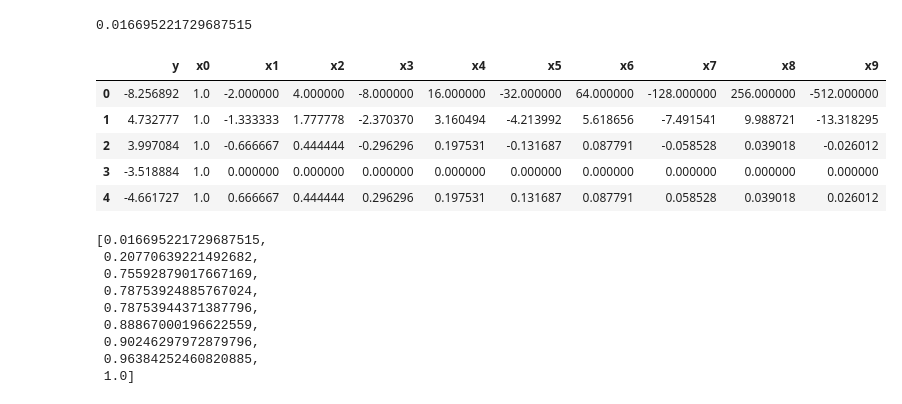
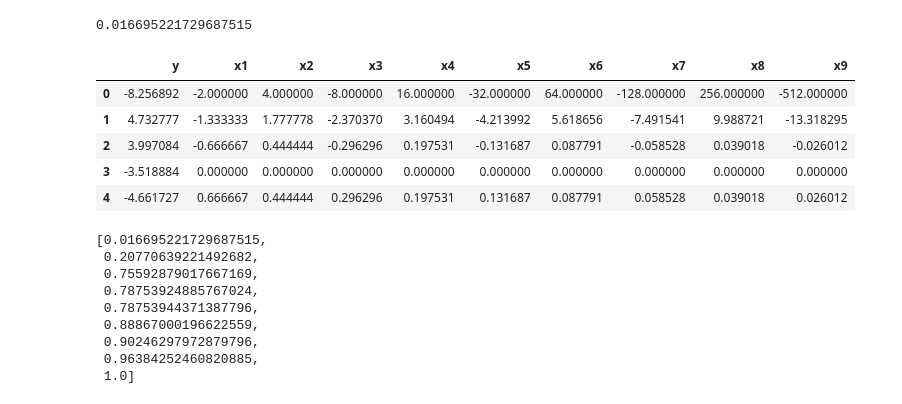
Before and after one commit to Fomyther/ADS_2016, a Jupyter notebook: Lab/Session03_Practice_Solution.ipynb, the cells around one changed output. Cells and saved outputs as stored; diff of their text form; code cells hidden in the pictures.

```diff
--- a/Lab/Session03_Practice_Solution.ipynb
+++ b/Lab/Session03_Practice_Solution.ipynb
@@ -423,13 +442,12 @@ data3.head()
 # %%
-#Q1
 data3 = pd.DataFrame([data3.y]  # Use the list property that they can be concatenated by "+"
-            + [np.array(data3.x**i) for i in range(10)]).T # Generate all x^j, then stack them
-data3.columns = ['y']+['x%d'%i for i in range(10)]   # Rename the columns for better understanding
+            + [np.array(data3.x**(i+1)) for i in range(9)]).T # Generate all x^j, then stack them
+data3.columns = ['y']+['x%d'%(i+1) for i in range(9)]   # Rename the columns for better understanding
 data3.head()
 # %% [output]
-|  | y | x0 | x1 | x2 | x3 | x4 | x5 | x6 | x7 | x8 | x9 |
-| 0 | -8.256892 | 1.0 | -2.000000 | 4.000000 | -8.000000 | 16.000000 | -32.000000 | 64.000000 | -128.000000 | 256.000000 | -512.000000 |
-| 1 | 4.732777 | 1.0 | -1.333333 | 1.777778 | -2.370370 | 3.160494 | -4.213992 | 5.618656 | -7.491541 | 9.988721 | -13.318295 |
-| 2 | 3.997084 | 1.0 | -0.666667 | 0.444444 | -0.296296 | 0.197531 | -0.131687 | 0.087791 | -0.058528 | 0.039018 | -0.026012 |
-| 3 | -3.518884 | 1.0 | 0.000000 | 0.000000 | 0.000000 | 0.000000 | 0.000000 | 0.000000 | 0.000000 | 0.000000 | 0.000000 |
-| 4 | -4.661727 | 1.0 | 0.666667 | 0.444444 | 0.296296 | 0.197531 | 0.131687 | 0.087791 | 0.058528 | 0.039018 | 0.026012 |
+|  | y | x1 | x2 | x3 | x4 | x5 | x6 | x7 | x8 | x9 |
+| 0 | -8.256892 | -2.000000 | 4.000000 | -8.000000 | 16.000000 | -32.000000 | 64.000000 | -128.000000 | 256.000000 | -512.000000 |
+| 1 | 4.732777 | -1.333333 | 1.777778 | -2.370370 | 3.160494 | -4.213992 | 5.618656 | -7.491541 | 9.988721 | -13.318295 |
+| 2 | 3.997084 | -0.666667 | 0.444444 | -0.296296 | 0.197531 | -0.131687 | 0.087791 | -0.058528 | 0.039018 | -0.026012 |
+| 3 | -3.518884 | 0.000000 | 0.000000 | 0.000000 | 0.000000 | 0.000000 | 0.000000 | 0.000000 | 0.000000 | 0.000000 |
+| 4 | -4.661727 | 0.666667 | 0.444444 | 0.296296 | 0.197531 | 0.131687 | 0.087791 | 0.058528 | 0.039018 | 0.026012 |
```
Also changed, not shown: parts of 35 cells of this notebook.
